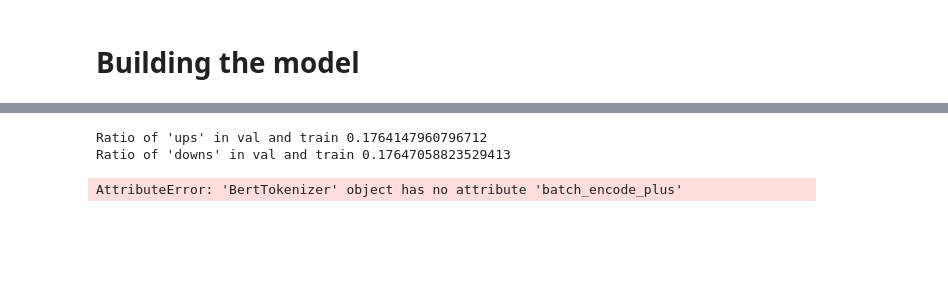
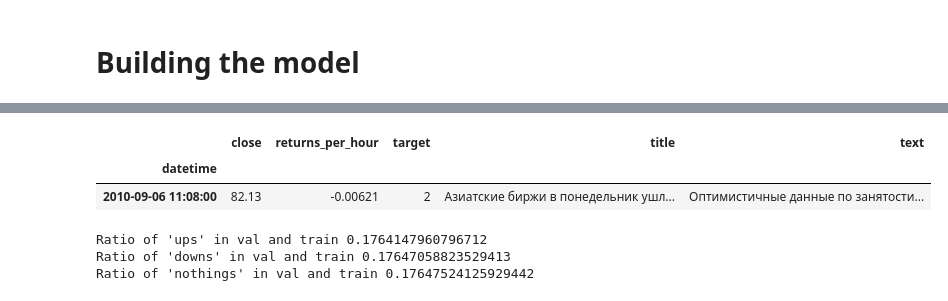
Before and after one commit to Quotermain/sber_stock_analysis, a Jupyter notebook: analysis.ipynb, the cells around one changed output, grey strips where cells are left out. Saved outputs shown, nothing was run; the diff lists cells and outputs as text; code cells hidden in the pictures; blank space fills up the shorter version.

```diff
--- a/analysis.ipynb
+++ b/analysis.ipynb
@@ -232,19 +234,29 @@ merged.head()
+# %%
+"""Encodes labels to nums to put those in a model"""
+
+label_dict = {'up': 0, 'down': 1, 'nothing': 2}
+label_dict
+
+merged['target'] = merged.target.replace(label_dict)
+merged.head(1)
+# %% [output]
+|  | close | returns_per_hour | target | title | text |
+| datetime |  |  |  |  |  |
+| 2010-09-06 11:08:00 | 82.13 | -0.00621 | 2 | Азиатские биржи в понедельник ушл... | Оптимистичные данные по занятости... |
 # %%
 X_train, X_val, y_train, y_val = train_test_split(
-    merged.text.values,
+    merged.index.values,
     merged.target.values,
     test_size=0.15,
     stratify=merged.target.values
 )
+
+for key, value in label_dict.items():
+  print(
+      f"Ratio of '{key}s' in val and train",
+      len(y_val[y_val == value]) / len(y_train[y_train == value])
+  )
+# %% [output]
+Ratio of 'ups' in val and train 0.1764147960796712
+Ratio of 'downs' in val and train 0.17647058823529413
+Ratio of 'nothings' in val and train 0.17647524125929442
-# %%
-print(
-    "Ratio of 'ups' in val and train",
-    len(y_val[y_val == 1]) / len(y_train[y_train == 1])
-)
-print(
-    "Ratio of 'downs' in val and train",
-    len(y_val[y_val == 2]) / len(y_train[y_train == 2])
-)
-# %% [output]
-Ratio of 'ups' in val and train 0.1764147960796712
-Ratio of 'downs' in val and train 0.17647058823529413
@@ -251,23 +268,25 @@ Ratio of 'downs' in val and train 0.17647058823529413
 # %%
-tokenizer = BertTokenizer.from_pretrained('bert-base-uncased',
-                                          do_lower_case=True)
+tokenizer = BertTokenizer.from_pretrained(
+    'bert-base-uncased',
+    do_lower_case=True
+)
 
 encoded_data_train = tokenizer.batch_encode_plus(
-    X_train,
+    merged.loc[X_train, 'text'].values,
     add_special_tokens=True,
     return_attention_mask=True,
-    pad_to_max_length=True,
-    max_length=256,
-    return_tensors='pt'
+    padding='max_length',
+    max_length=450,
+    return_tensors='pt',
+    truncation=True
 )
 
 encoded_data_val = tokenizer.batch_encode_plus(
-    X_val,
+    merged.loc[X_val, 'text'].values,
     add_special_tokens=True,
     return_attention_mask=True,
-    pad_to_max_length=True,
-    max_length=256,
-    return_tensors='pt'
+    padding='max_length',
+    max_length=450,
+    return_tensors='pt',
+    truncation=True
 )
-# %% [output]
-AttributeError: 'BertTokenizer' object has no attribute 'batch_encode_plus'
```
Also changed, not shown: parts of 30 cells of this notebook.
